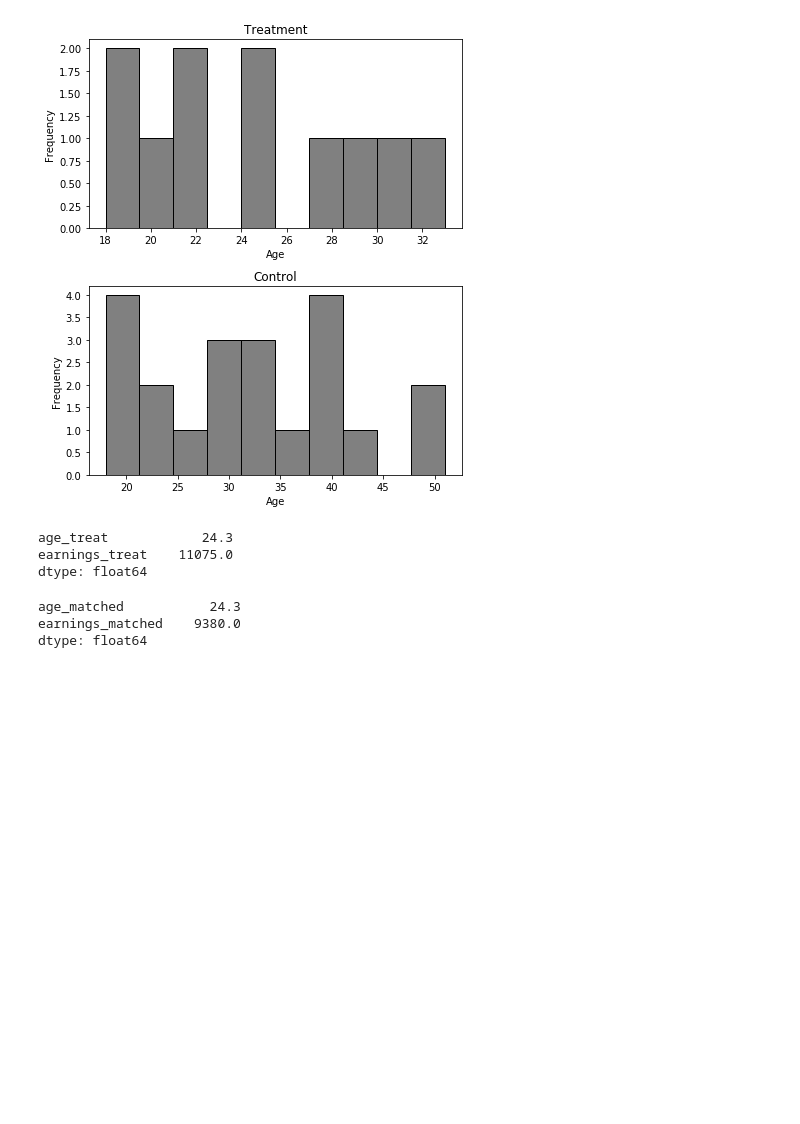
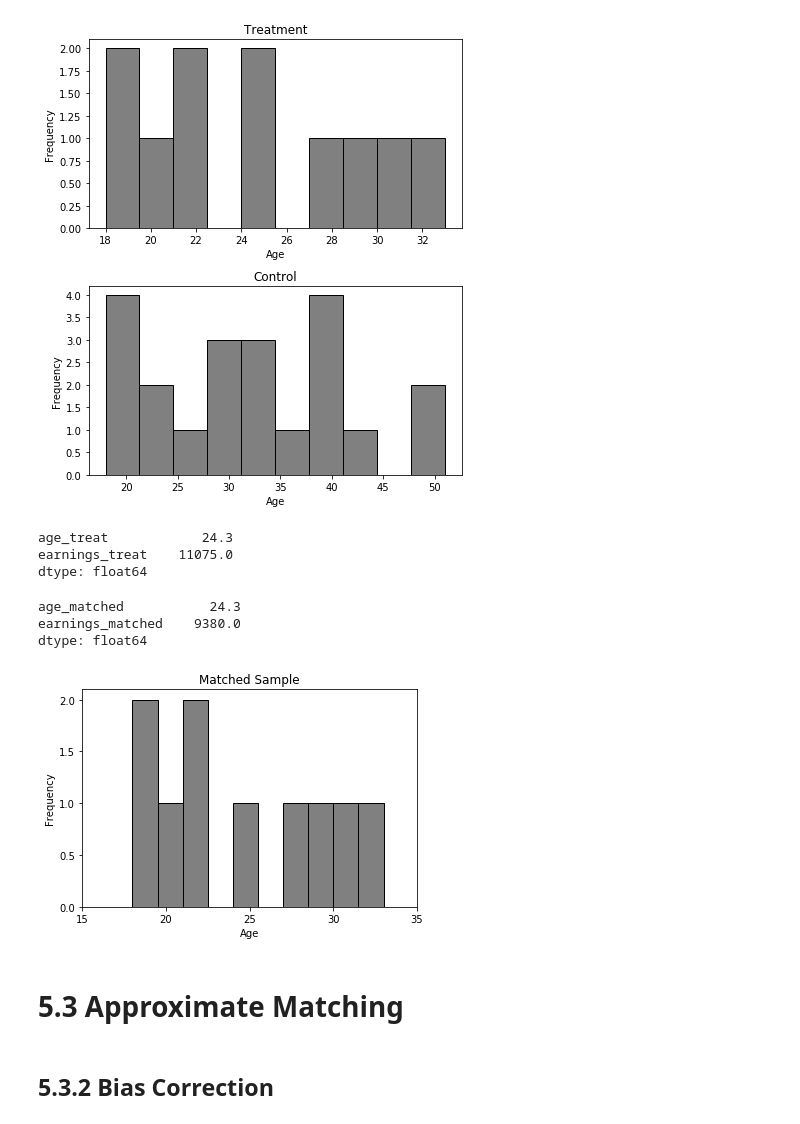
Before and after one commit to alexanderthclark/Causal-Inference-Mixtape, a Jupyter notebook: MatchingAndSubclassification.ipynb, the cells around one changed output. Saved outputs shown, nothing was run; the diff lists cells and outputs as text; code cells hidden in the pictures; blank space fills up the shorter version.

```diff
--- a/MatchingAndSubclassification.ipynb
+++ b/MatchingAndSubclassification.ipynb
@@ -109,3 +109,22 @@ df.loc[0:9,['age_matched', 'earnings_matched']].mean()
 age_matched           24.3
 earnings_matched    9380.0
 dtype: float64
+# %%
+# Groups are exactly balanced on age
+# Figure 5.2
+
+fig, ax = plt.figure(), plt.axes()
+ax.hist(df.age_matched, bins = 10, edgecolor = 'black', facecolor = 'gray')
+ax.set_title("Matched Sample")
+ax.set_xlabel("Age")
+ax.set_ylabel("Frequency")
+ax.set_xlim([15,35])
+ax.set_xticks(range(15,36,5))
+ax.set_yticks(np.linspace(0,2, 5))
+plt.show()
+# %% [output]
+[figure, added]
+# %% [markdown]
+# 5.3 Approximate Matching
+# %% [markdown]
+## 5.3.2 Bias Correction
```
Also changed, not shown: parts of 30 cells of this notebook.
